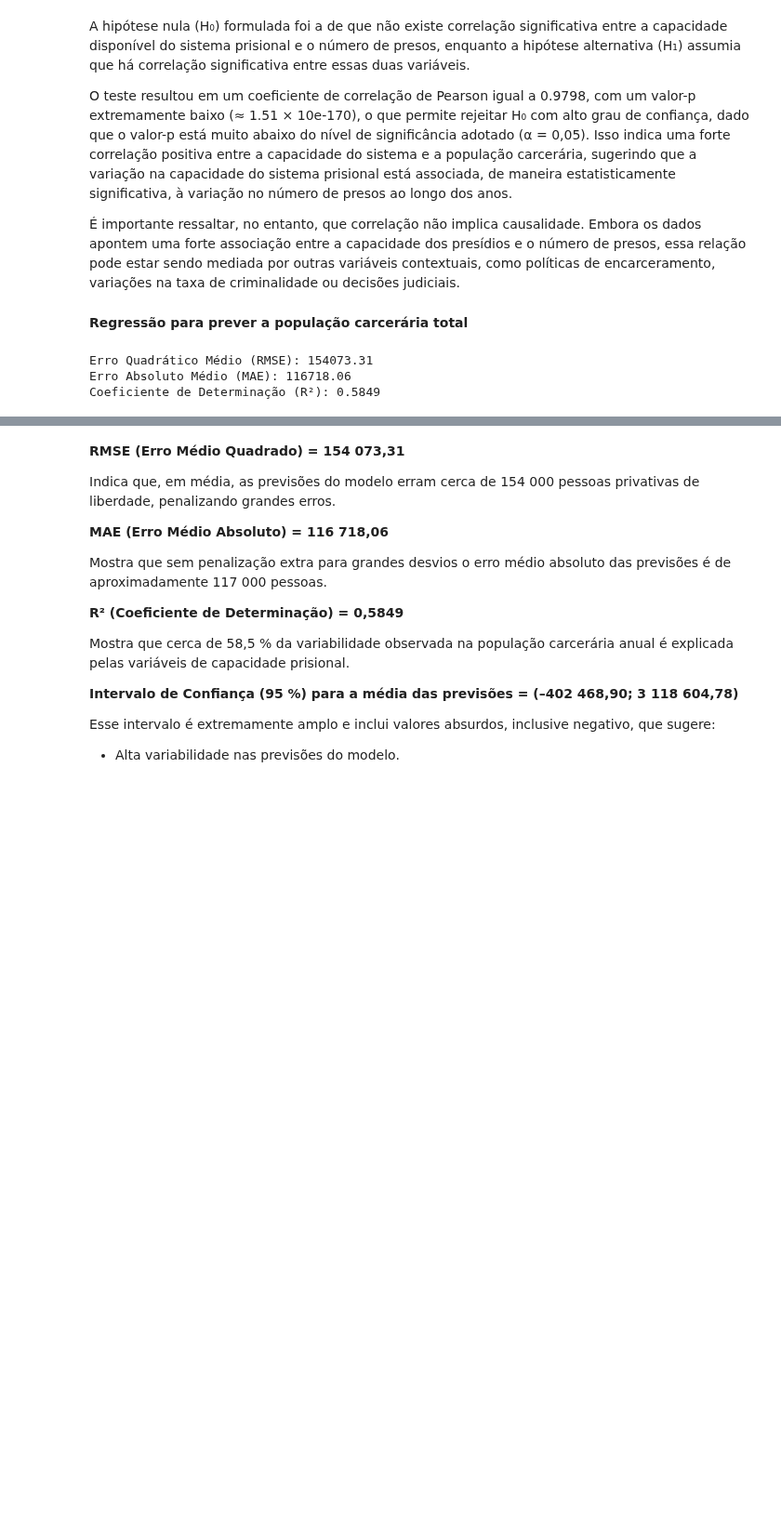
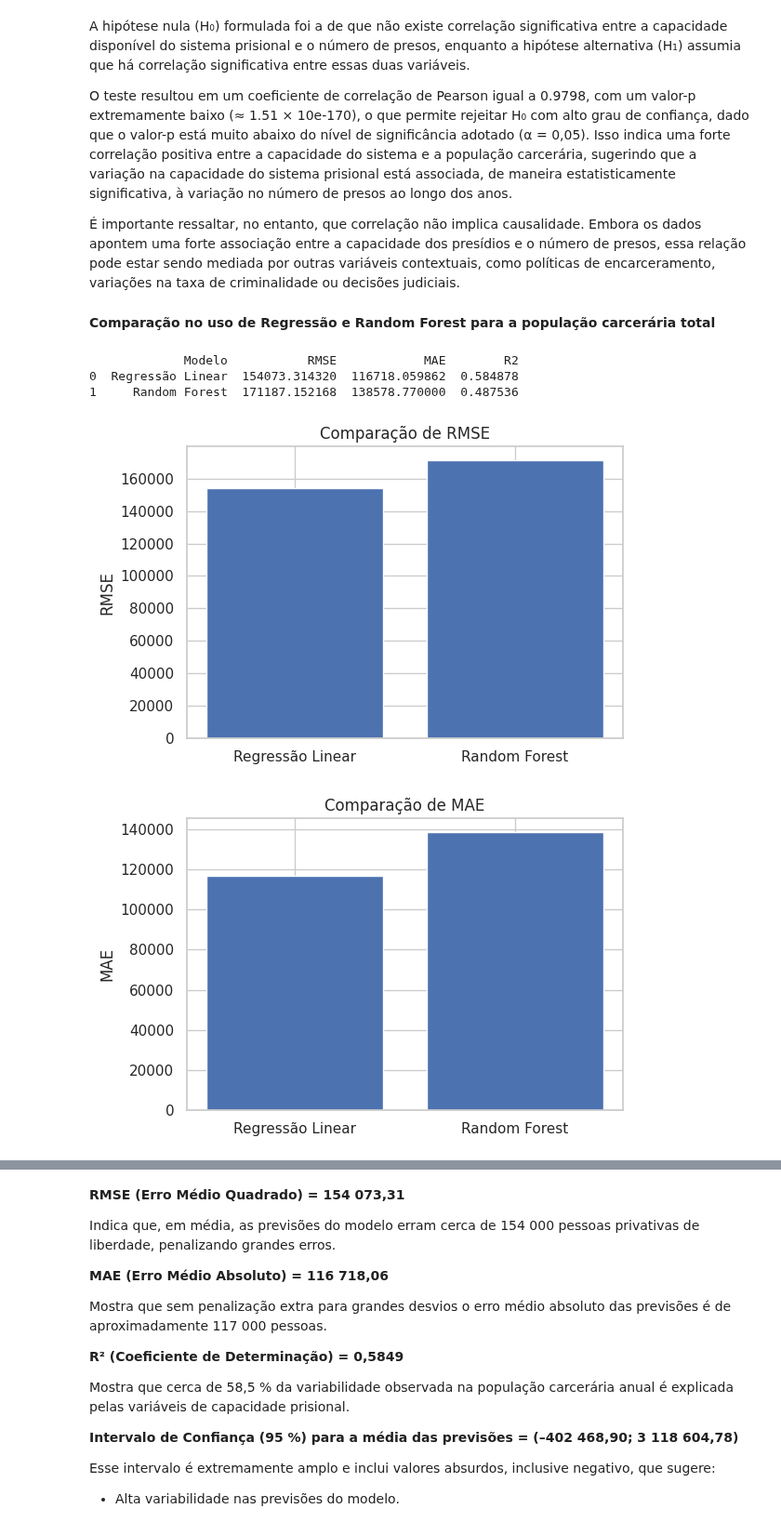
Before and after one commit to Caio-Brega/introducao-ciencia-dos-dados, a Jupyter notebook: TP_ICD.ipynb, the cells around one changed output, grey strips where cells are left out. Shown at 93% size. Drawn from its saved outputs; the diff is of its cells as text; code cells hidden in the pictures; blank space fills up the shorter version.

```diff
--- a/TP_ICD.ipynb
+++ b/TP_ICD.ipynb
@@ -414,42 +418,75 @@ O teste resultou em um coeficiente de correlação de Pearson igual a 0.9798, co
 
 É importante ressaltar, no entanto, que correlação não implica causalidade. Embora os dados apontem uma forte associação entre a capacidade dos presídios e o número de presos, essa relação pode estar sendo mediada por outras variáveis contextuais, como políticas de encarceramento, variações na taxa de criminalidade ou decisões judiciais.
 # %% [markdown]
-**Regressão para prever a população carcerária total**
+**Comparação no uso de Regressão e Random Forest para a população carcerária total**
 # %%
+import numpy as np
+import pandas as pd
+import matplotlib.pyplot as plt
 from sklearn.model_selection import train_test_split
+from sklearn.preprocessing import StandardScaler
 from sklearn.linear_model import LinearRegression
-from sklearn.metrics import mean_squared_error, r2_score, mean_absolute_error
-from sklearn.preprocessing import StandardScaler
+from sklearn.ensemble import RandomForestRegressor
+from sklearn.metrics import mean_squared_error, mean_absolute_error, r2_score
 
-X = df_brasil_ano[[
+# 1. Preparação dos dados e split
+features = [
     'Capacidade Total',
     '1.3 Capacidade do estabelecimento | Regime fechado | Total',
     '1.3 Capacidade do estabelecimento | Regime semiaberto | Total',
     '1.3 Capacidade do estabelecimento | Regime aberto | Total'
-]]
-
+]
+X = df_brasil_ano[features]
 y = df_brasil_ano['5.1 Quantidade de pessoas privadas de liberdade por faixa etária | Total']
 
-X_treino, X_teste, y_treino, y_teste = train_test_split(X, y, test_size=0.2, random_state=10)
+X_train, X_test, y_train, y_test = train_test_split(
+    X, y, test_size=0.2, random_state=10
+)
 
 scaler = StandardScaler()
-X_train_scaled = scaler.fit_transform(X_treino)
-X_test_scaled = scaler.transform(X_teste)
+X_train_scaled = scaler.fit_transform(X_train)
+X_test_scaled  = scaler.transform(X_test)
 
-model = LinearRegression()
-model.fit(X_train_scaled, y_treino)
+# 2. Regressão Linear
+lr = LinearRegression()
+lr.fit(X_train_scaled, y_train)
+y_pred_lr = lr.predict(X_test_scaled)
 
-y_pred = model.predict(X_test_scaled)
+mse_lr  = mean_squared_error(y_test, y_pred_lr)
+rmse_lr = np.sqrt(mse_lr)
+mae_lr  = mean_absolute_error(y_test, y_pred_lr)
+r2_lr   = r2_score(y_test, y_pred_lr)
 
-mse = mean_squared_error(y_teste, y_pred)
-rmse = np.sqrt(mse)
-mae = mean_absolute_error(y_teste, y_pred)
-r2 = r2_score(y_teste, y_pred)
+# 3. Random Forest
+rf = RandomForestRegressor(n_estimators=100, random_state=10)
+rf.fit(X_train_scaled, y_train)
+y_pred_rf = rf.predict(X_test_scaled)
 
-print(f"Erro Quadrático Médio (RMSE): {rmse:.2f}")
-print(f"Erro Absoluto Médio (MAE): {mae:.2f}")
-print(f"Coeficiente de Determinação (R²): {r2:.4f}")
+mse_rf  = mean_squared_error(y_test, y_pred_rf)
+rmse_rf = np.sqrt(mse_rf)
+mae_rf  = mean_absolute_error(y_test, y_pred_rf)
+r2_rf   = r2_score(y_test, y_pred_rf)
+
+# 4. Tabela de comparação
+df_comp = pd.DataFrame({
+    'Modelo': ['Regressão Linear', 'Random Forest'],
+    'RMSE':   [rmse_lr, rmse_rf],
+    'MAE':    [mae_lr,  mae_rf],
+    'R2':     [r2_lr,   r2_rf]
+})
+print(df_comp)
+
+# 5. Gráficos comparativos
+for metric in ['RMSE', 'MAE', 'R2']:
+    plt.figure(figsize=(6,4))
+    plt.bar(df_comp['Modelo'], df_comp[metric])
+    plt.title(f'Comparação de {metric}')
+    plt.ylabel(metric)
+    plt.tight_layout()
+    plt.show()
 # %% [output]
-Erro Quadrático Médio (RMSE): 154073.31
-Erro Absoluto Médio (MAE): 116718.06
-Coeficiente de Determinação (R²): 0.5849
+             Modelo           RMSE            MAE        R2
+0  Regressão Linear  154073.314320  116718.059862  0.584878
+1     Random Forest  171187.152168  138578.770000  0.487536
+[figure, added]
+[figure, added]
```
Also changed, not shown: parts of 10 cells of this notebook.
